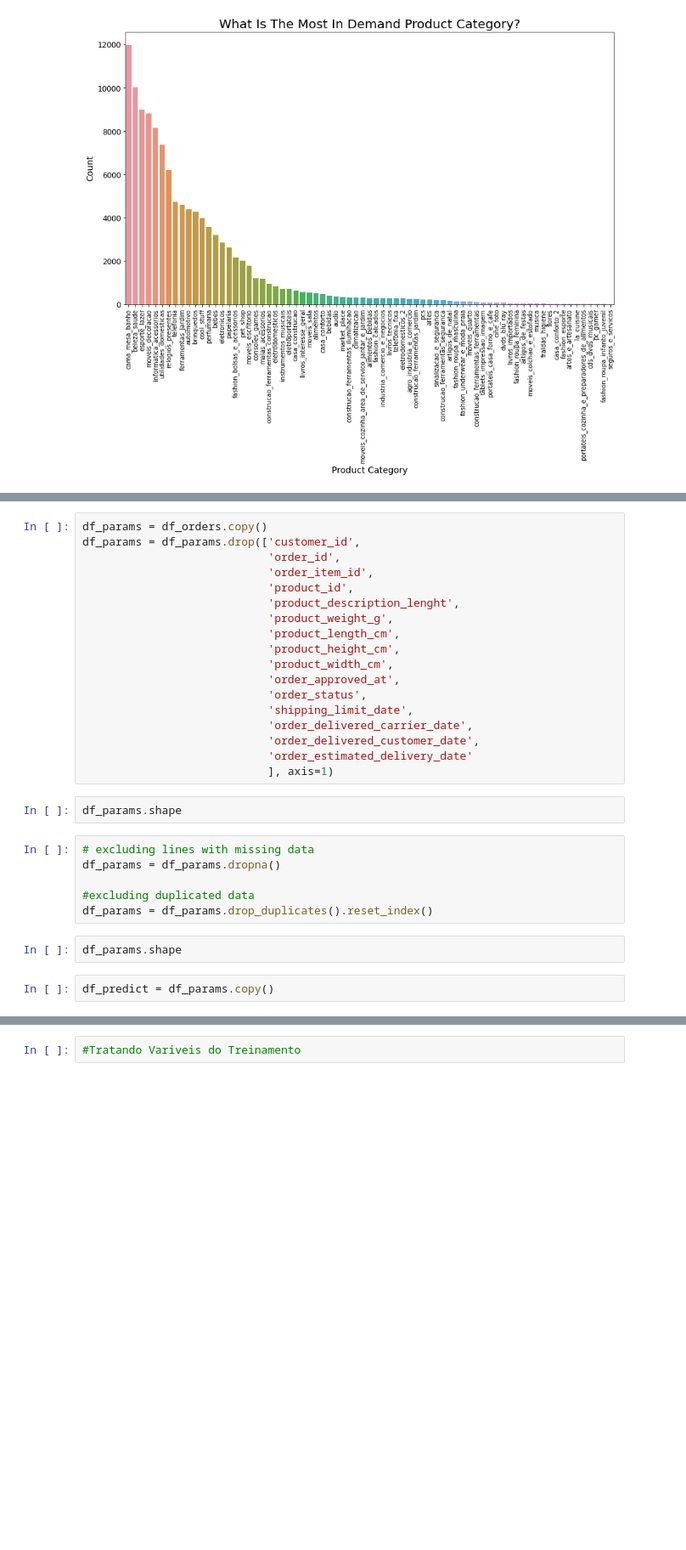
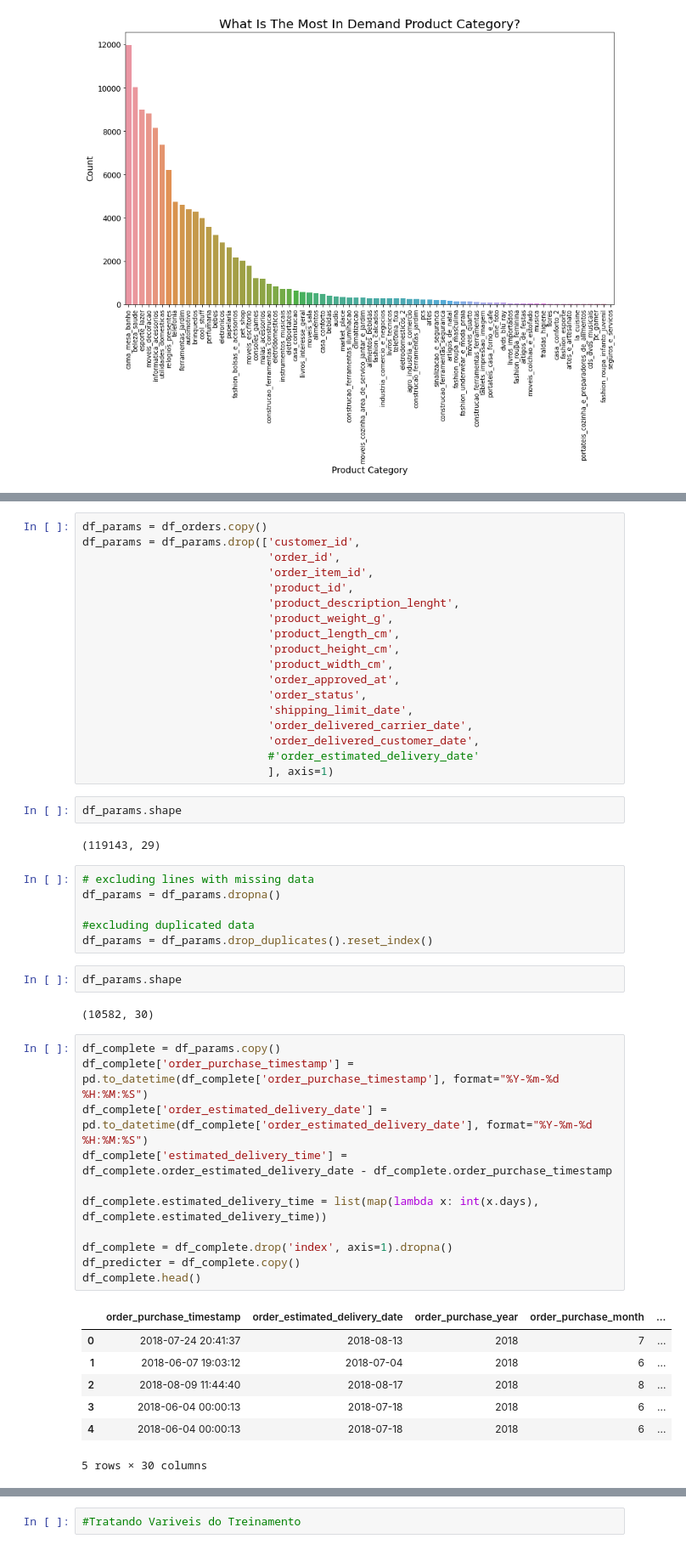
Before and after one commit to Wenning-Luiz/sales_prediction, a Jupyter notebook: explore_data.ipynb, the cells around one changed output, grey strips where cells are left out. Shown at 85% size. Drawn from its saved outputs; the diff is of its cells as text; blank space fills up the shorter version.

```diff
--- a/explore_data.ipynb
+++ b/explore_data.ipynb
@@ -524,10 +583,12 @@ df_params = df_params.drop(['customer_id',
                             'shipping_limit_date',
                             'order_delivered_carrier_date',
                             'order_delivered_customer_date',
-                            'order_estimated_delivery_date'
+                            #'order_estimated_delivery_date'
                             ], axis=1)
 # %%
 df_params.shape
+# %% [output]
+(119143, 29)
 # %%
 # excluding lines with missing data
 df_params = df_params.dropna()
@@ -536,6 +597,25 @@ df_params = df_params.dropna()
 df_params = df_params.drop_duplicates().reset_index()
 # %%
 df_params.shape
+# %% [output]
+(10582, 30)
-# %%
-df_predict = df_params.copy()
+# %%
+df_complete = df_params.copy()
+df_complete['order_purchase_timestamp'] = pd.to_datetime(df_complete['order_purchase_timestamp'], format="%Y-%m-%d %H:%M:%S")
+df_complete['order_estimated_delivery_date'] = pd.to_datetime(df_complete['order_estimated_delivery_date'], format="%Y-%m-%d %H:%M:%S")
+df_complete['estimated_delivery_time'] = df_complete.order_estimated_delivery_date - df_complete.order_purchase_timestamp
+
+df_complete.estimated_delivery_time = list(map(lambda x: int(x.days), df_complete.estimated_delivery_time))
+
+df_complete = df_complete.drop('index', axis=1).dropna()
+df_predicter = df_complete.copy()
+df_complete.head()
+# %% [output]
+|  | order_purchase_timestamp | order_estimated_delivery_date | order_purchase_year | order_purchase_month | ... |
+| 0 | 2018-07-24 20:41:37 | 2018-08-13 | 2018 | 7 | ... |
+| 1 | 2018-06-07 19:03:12 | 2018-07-04 | 2018 | 6 | ... |
+| 2 | 2018-08-09 11:44:40 | 2018-08-17 | 2018 | 8 | ... |
+| 3 | 2018-06-04 00:00:13 | 2018-07-18 | 2018 | 6 | ... |
+| 4 | 2018-06-04 00:00:13 | 2018-07-18 | 2018 | 6 | ... |
+5 rows × 30 columns
 # %%
```
Also changed, not shown: parts of 7 cells of this notebook.
